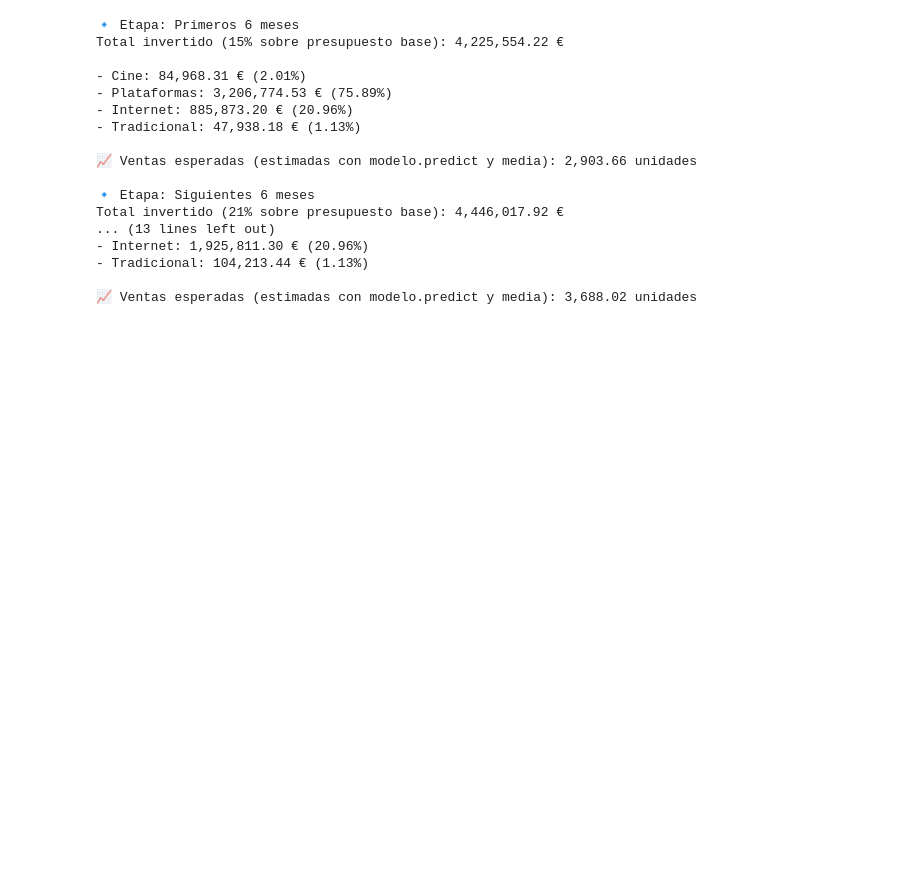
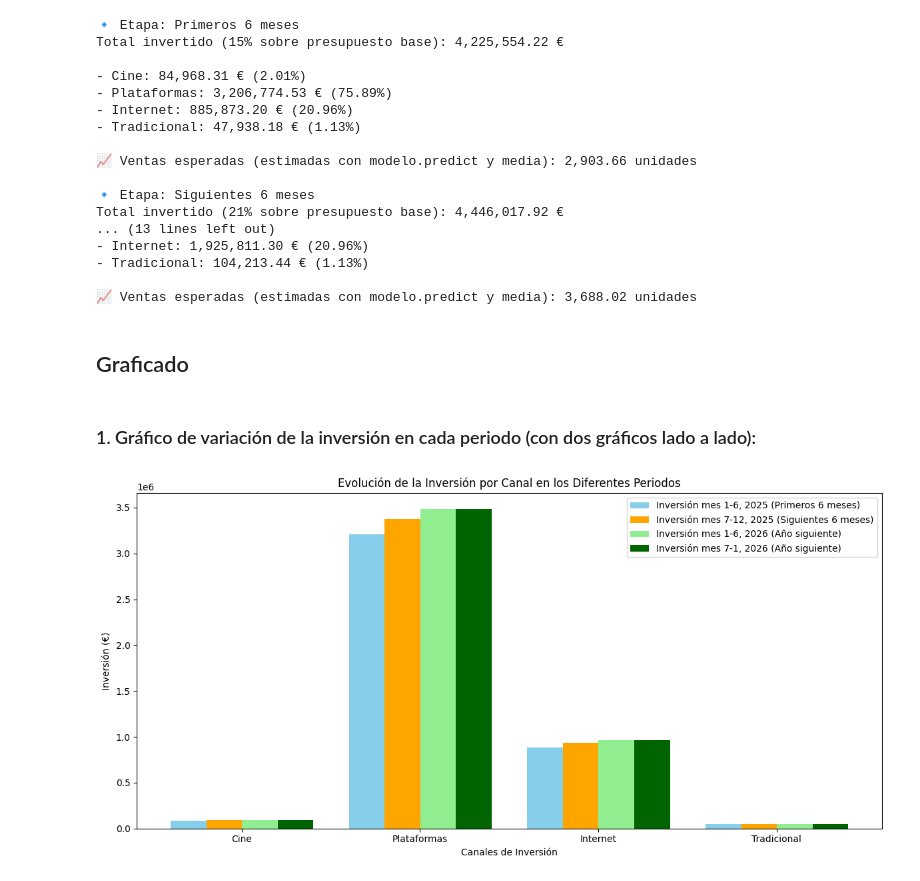
Before and after one commit to alejandromtnz/MMM, a Jupyter notebook: ggerger.ipynb, the cells around one changed output. Drawn from its saved outputs; the diff is of its cells as text; code cells hidden in the pictures; blank space fills up the shorter version.

Commit message:
graphics

```diff
--- a/ggerger.ipynb
+++ b/ggerger.ipynb
@@ -585,3 +366,58 @@ Total invertido (21% sobre presupuesto base): 4,446,017.92 €
 - Tradicional: 104,213.44 € (1.13%)
 
 📈 Ventas esperadas (estimadas con modelo.predict y media): 3,688.02 unidades
+# %% [markdown]
+## Graficado
+# %% [markdown]
+### 1. Gráfico de variación de la inversión en cada periodo (con dos gráficos lado a lado):
+# %%
+import numpy as np
+import matplotlib.pyplot as plt
+
+# Ejemplo de las inversiones (reemplazar con los datos reales)
+inversiones_2024_1 = np.array([369307.56, 3038271.98, 937297.22, 99786.20])  # Primeros 6 meses
+inversiones_2024_2 = np.array([84968.31, 3206774.53, 885873.20, 47938.18])  # Primeros 6 meses
+inversiones_15 = np.array([84968.31, 3206774.53, 885873.20, 47938.18])  # Primeros 6 meses
+inversiones_21 = np.array([89401.44, 3374084.51, 932092.67, 50439.31])  # Siguientes 6 meses
+inversiones_25 = np.array([184713.72, 6971248.98, 1925811.30, 104213.44])  # Año siguiente (2025)
+
+# Función para crear el gráfico de barras
+def crear_grafico_inversiones(inversiones_15, inversiones_21, inversiones_25):
+    # Canales de inversión
+    canales = ['Cine', 'Plataformas', 'Internet', 'Tradicional']
+
+    # Gráfico de barras
+    fig, ax = plt.subplots(figsize=(12, 6))
+
+    # Ancho de las barras
+    bar_width = 0.2
+
+    # Índices para las barras
+    index = np.arange(len(canales))
+
+    # Barras para el primer periodo (primeros 6 meses)
+    ax.bar(index, inversiones_15, bar_width, label='Inversión mes 1-6, 2025 (Primeros 6 meses)', color='skyblue')
+
+    # Barras para el segundo periodo (siguientes 6 meses)
+    ax.bar(index + bar_width, inversiones_21, bar_width, label='Inversión mes 7-12, 2025 (Siguientes 6 meses)', color='orange')
+
+    # Barras para el tercer periodo (año siguiente 2025)
+    ax.bar(index + 2 * bar_width, inversiones_25/2, bar_width, label='Inversión mes 1-6, 2026 (Año siguiente)', color='lightgreen')
+    ax.bar(index + 3 * bar_width, inversiones_25/2, bar_width, label='Inversión mes 7-1, 2026 (Año siguiente)', color='darkgreen')
+
+    # Configuración del gráfico
+    ax.set_xlabel('Canales de Inversión')
+    ax.set_ylabel('Inversión (€)')
+    ax.set_title('Evolución de la Inversión por Canal en los Diferentes Periodos')
+    ax.set_xticks(index + 1.49 * bar_width)
+    ax.set_xticklabels(canales)
+    ax.legend()
+
+    # Mostrar el gráfico
+    plt.tight_layout()
+    plt.show()
+
+# Crear el gráfico con las inversiones
+crear_grafico_inversiones(inversiones_15, inversiones_21, inversiones_25)
+# %% [output]
+[figure, added]
```
Also changed, not shown: parts of 11 cells of this notebook.
